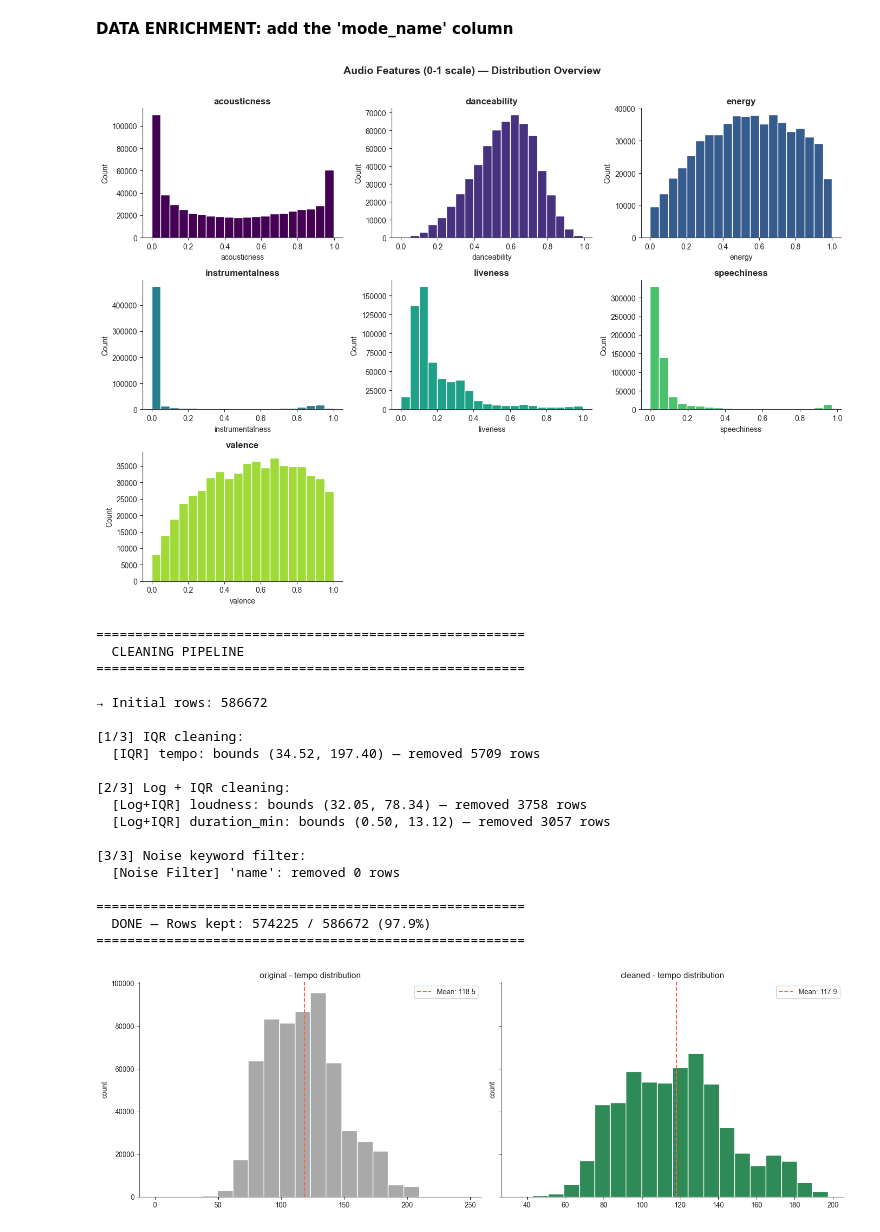
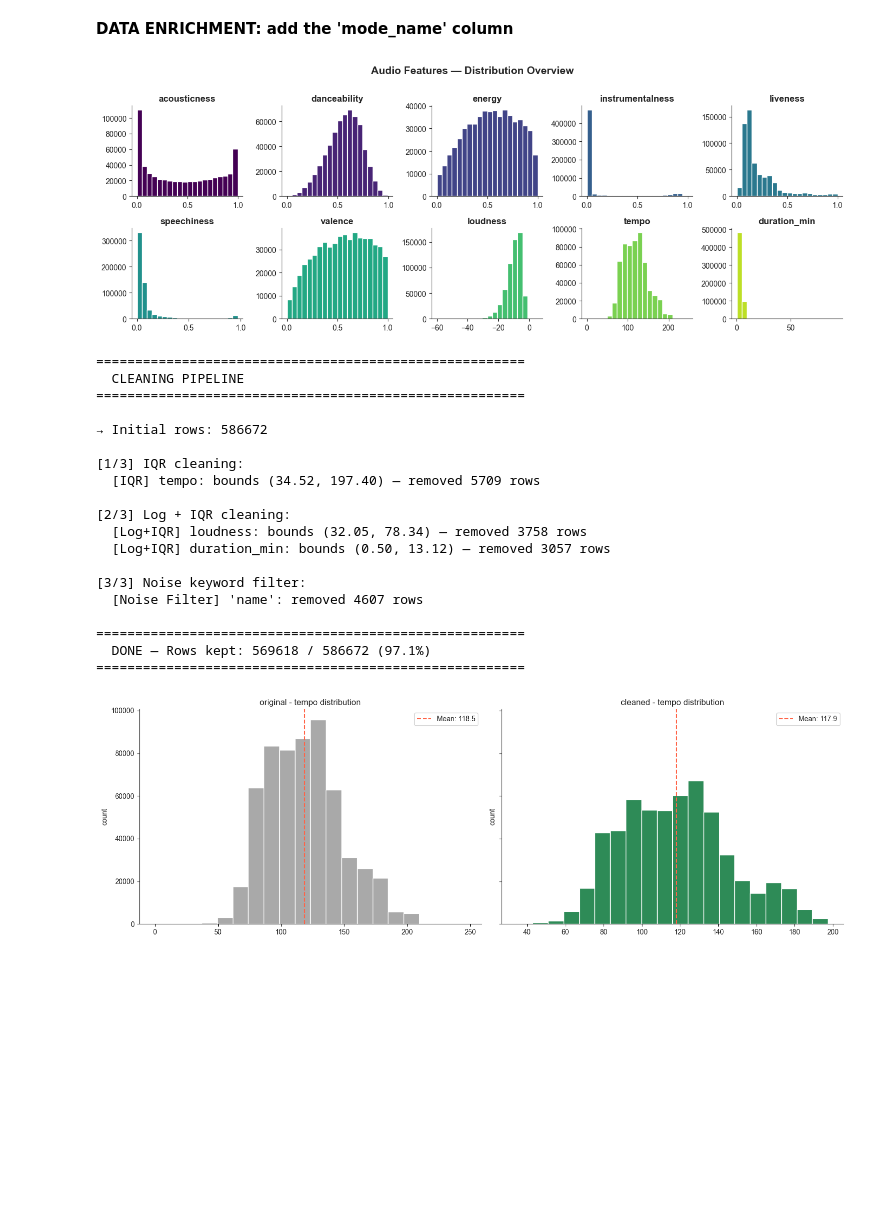
Before and after one commit to manuelcernigoj-lab/spoti-century, a Jupyter notebook: notebooks/01_tracks_elt.ipynb, the cells around one changed output. Cells and saved outputs as stored; diff of their text form; code cells hidden in the pictures; blank space fills up the shorter version.

Commit message:
v0.4 01_tracks_elt.ipynb: Initiated Audio Features temporal analysis

```diff
--- a/notebooks/01_tracks_elt.ipynb
+++ b/notebooks/01_tracks_elt.ipynb
@@ -428,31 +423,38 @@ features_list_cat = [
     'key_name', 'mode_name', 'time_signature'
     ]
 # %%
+features_list_all = [
+    'acousticness', 'danceability',
+    'energy', 'instrumentalness',
+    'liveness', 'speechiness', 'valence',
+    'loudness', 'tempo', 'duration_min'
+    ]
+
 # --- Distribution of 0_1 audio features ---
-fig, axes = plt.subplots(3, 3, figsize=(14, 10))
+fig, axes = plt.subplots(2, 5, figsize=(14, 5))
 axes = axes.flatten()
 
 # Generate 7 evenly spaced colors from the viridis palette
-colors = [plt.cm.viridis(i / len(features_list_0_1)) for i in range(len(features_list_0_1))]
+colors = [plt.cm.viridis(i / len(features_list_all)) for i in range(len(features_list_all))]
 
-for i, (feature, color) in enumerate(zip(features_list_0_1, colors)):
+for i, (feature, color) in enumerate(zip(features_list_all, colors)):
     axes[i].hist(tracks[feature].dropna(), bins=20,
                  color=color, edgecolor='white')
     axes[i].set_title(feature, fontweight='bold')
-    axes[i].set_xlabel(feature)
-    axes[i].set_ylabel('Count')
+    axes[i].set_xlabel('')
+    axes[i].set_ylabel('')
     sns.despine(ax=axes[i])
 
 # Hide unused axes
 for j in range(i + 1, len(axes)):
     axes[j].set_visible(False)
 
-plt.suptitle('Audio Features (0-1 scale) — Distribution Overview',
+plt.suptitle('Audio Features — Distribution Overview',
              fontsize=14, fontweight='bold', y=1.01)
 plt.tight_layout()
 plt.show()
 # %% [output]
-[figure, old version]
+[figure, new version]
 # %%
 # --- FEATURE CLASSIFICATION ---
 
@@ -594,7 +596,7 @@ tracks_clean['loudness'] = tracks_clean['loudness'] - LOUDNESS_SHIFT
 
 # --- 3. Noise keyword filter ---
 print("\n[3/3] Noise keyword filter:")
-df_clean = apply_noise_filter(df_clean, noise_keywords, columns=['name'])
+tracks_clean = apply_noise_filter(tracks_clean, noise_keywords, columns=['name'])
 
 # --- untouched_features: no action needed ---
 
@@ -617,10 +619,10 @@ print("=" * 55)
   [Log+IQR] duration_min: bounds (0.50, 13.12) — removed 3057 rows
 
 [3/3] Noise keyword filter:
-  [Noise Filter] 'name': removed 0 rows
+  [Noise Filter] 'name': removed 4607 rows
 
 =======================================================
-  DONE — Rows kept: 574225 / 586672 (97.9%)
+  DONE — Rows kept: 569618 / 586672 (97.1%)
 =======================================================
 # %%
 dfs = [tracks, tracks_clean]
```
Also changed, not shown: parts of 11 cells of this notebook.
